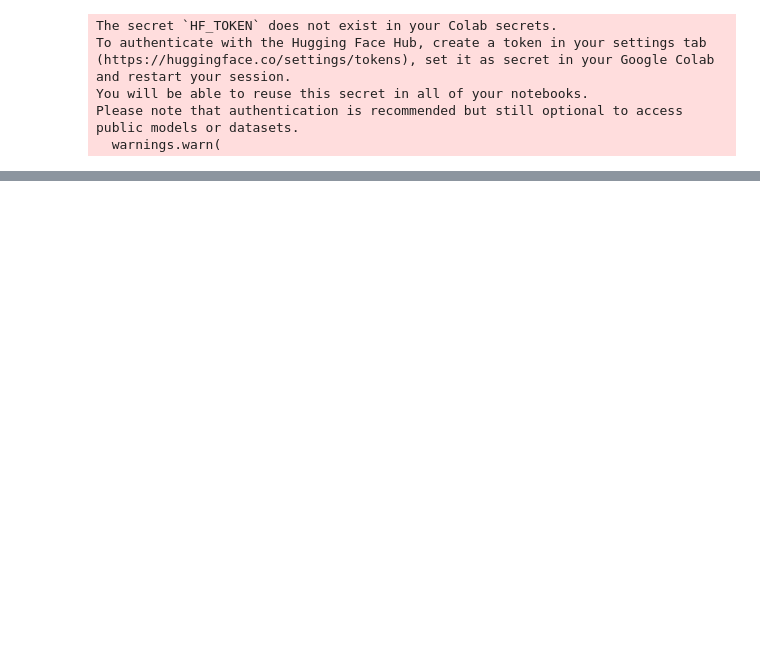
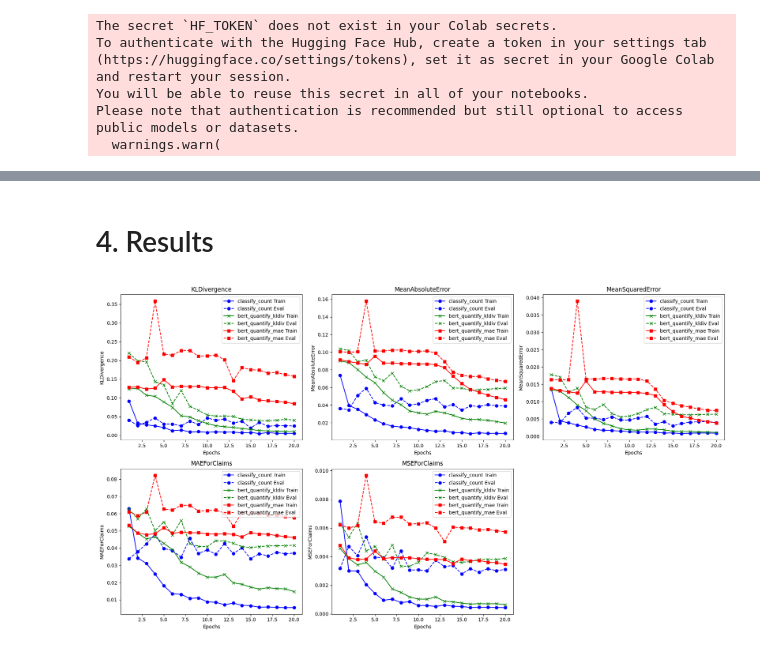
Before and after one commit to DanieleBaiocco/NLPProjectWork, a Jupyter notebook: NLPProjectWork.ipynb, the cells around one changed output, grey strips where cells are left out. Drawn from its saved outputs; the diff is of its cells as text; code cells hidden in the pictures; blank space fills up the shorter version.

```diff
--- a/NLPProjectWork.ipynb
+++ b/NLPProjectWork.ipynb
@@ -362,7 +283,0 @@ labels = torch.tensor([[0, 1, -1, -1, -1],
-# %%
-loss = -crf(emissions, labels, reduction='mean')  # Negative log likelihood loss
-print("CRF Loss:", loss.item())
-
-# Decode the predicted labels (best path)
-decoded_labels = crf.decode(emissions)
-print("Decoded Labels:", decoded_labels)
@@ -875,10 +901,4 @@ eval_metrics
 # %%
-# metrics = [torchmetrics.Accuracy(num_classes=3, average='macro', task = "multiclass"),
-#      torchmetrics.F1Score(num_classes=3, average='macro', task = "multiclass")]
-# history = train(device=device, train_dataset=train_ds, model=wrapper, eval_dataset=val_ds,
-#                generate_preds_labels_fn=classification_preds_labels_fn, metrics=metrics)
-# _ , test_metric = evaluate(device = device, model = model,eval_dataset= test_ds, eval_batch_size= 32,
-# gen_preds_labels_fn=classification_preds_labels_fn)
 losses = {"kldiv": kldiv_loss,
           "mae" : mae_loss}
 quantify_models = []
@@ -896,9 +916,12 @@ test_metrics = {}
 for quantify_model in quantify_models:
     qua_metrics = [torchmetrics.KLDivergence(log_prob=False, reduction="mean").to(device),
                 torchmetrics.MeanAbsoluteError().to(device),
-                torchmetrics.MeanSquaredError().to(device)]
+                torchmetrics.MeanSquaredError().to(device),
+                MAEForClaims().to(device),
+                MSEForClaims().to(device)
+                   ]
     history = train(device=device, train_dataset=train_ds, model=quantify_model, eval_dataset=val_ds,
-                    generate_preds_labels_fn=get_quantization_preds_labels, metrics=qua_metrics, train_batch_size = 5)
+                    generate_preds_labels_fn=get_quantization_preds_labels, metrics=qua_metrics)
     histories[quantify_model.name] = history
     test_metric = evaluate(device, quantify_model, test_ds, eval_batch_size=32, metrics=qua_metrics,
                             gen_preds_labels_fn=get_quantization_preds_labels)
@@ -928,0 +1101,52 @@ NameError: name 'distribution_loss_fn' is not defined
+# %% [markdown]
+# 4. Results
+# %%
+import matplotlib.pyplot as plt
+import numpy as np
+
+# Data preparation
+epochs_classify_count = range(1, len(history_classify_count['train_loss']) + 1)
+epochs_bert_quantify = range(1, len(histories['bert_quantify_kldiv']['train_loss']) + 1)
+
+metrics = ['KLDivergence', 'MeanAbsoluteError', 'MeanSquaredError', 'MAEForClaims', "MSEForClaims"]
+
+# Define colors for consistency between train and eval plots
+colors = {
+    'classify_count': {'train': 'b', 'eval': 'b'},  # Blue for classify_count
+    'bert_quantify_kldiv': {'train': 'g', 'eval': 'g'},  # Green for bert_quantify_kldiv
+    'bert_quantify_mae': {'train': 'r', 'eval': 'r'},  # Red for bert_quantify_mae
+}
+
+# Adjust the number of subplots to include all metrics
+fig, axes = plt.subplots(2, 3, figsize=(18, 10))  # 2 rows, 3 columns
+axes = axes.flatten()  # Flatten for easier indexing
+
+# Plot Metrics
+for i, metric in enumerate(metrics):
+    # Plot classify_count
+    axes[i].plot(epochs_classify_count, history_classify_count['train_metrics'][metric], label='classify_count Train', color=colors['classify_count']['train'], marker='o')
+    axes[i].plot(epochs_classify_count, history_classify_count['eval_metrics'][metric], label='classify_count Eval', color=colors['classify_count']['eval'], linestyle='--', marker='o')
+
+    # Plot bert_quantify_kldiv
+    axes[i].plot(epochs_bert_quantify, histories['bert_quantify_kldiv']['train_metrics'][metric], label='bert_quantify_kldiv Train', color=colors['bert_quantify_kldiv']['train'], marker='x')
+    axes[i].plot(epochs_bert_quantify, histories['bert_quantify_kldiv']['eval_metrics'][metric], label='bert_quantify_kldiv Eval', color=colors['bert_quantify_kldiv']['eval'], linestyle='--', marker='x')
+
+    # Plot bert_quantify_mae
+    axes[i].plot(epochs_bert_quantify, histories['bert_quantify_mae']['train_metrics'][metric], label='bert_quantify_mae Train', color=colors['bert_quantify_mae']['train'], marker='s')
+    axes[i].plot(epochs_bert_quantify, histories['bert_quantify_mae']['eval_metrics'][metric], label='bert_quantify_mae Eval', color=colors['bert_quantify_mae']['eval'], linestyle='--', marker='s')
+
+    # Set titles and labels
+    axes[i].set_title(metric)
+    axes[i].set_xlabel('Epochs')
+    axes[i].set_ylabel(metric)
+    axes[i].legend()
+
+# Hide any unused subplot (the 6th subplot in this case)
+for j in range(len(metrics), len(axes)):
+    fig.delaxes(axes[j])
+
+# Adjust layout
+plt.tight_layout()
+plt.show()
+# %% [output]
+[figure, added]
```
Also changed, not shown: parts of 48 cells of this notebook.
